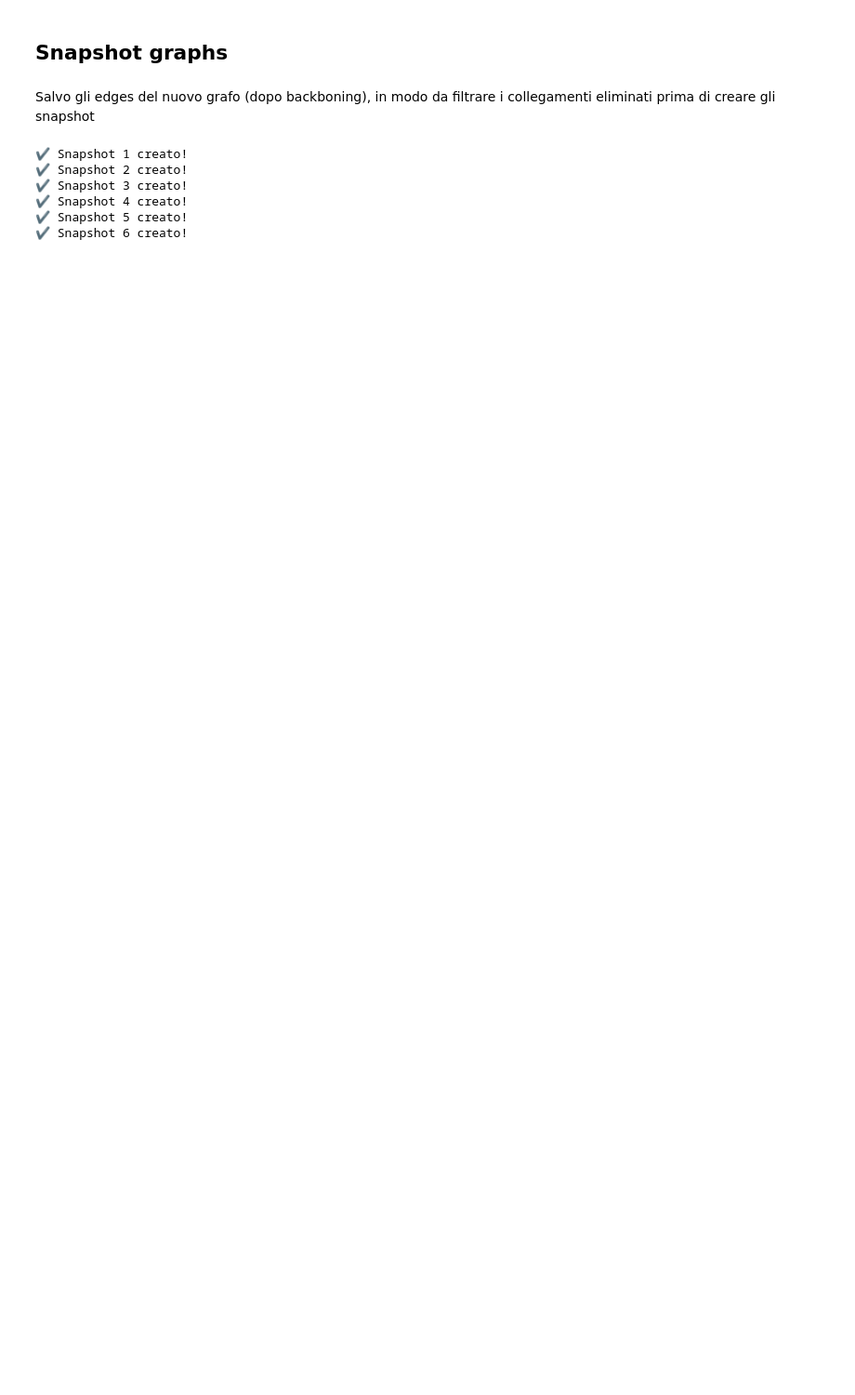
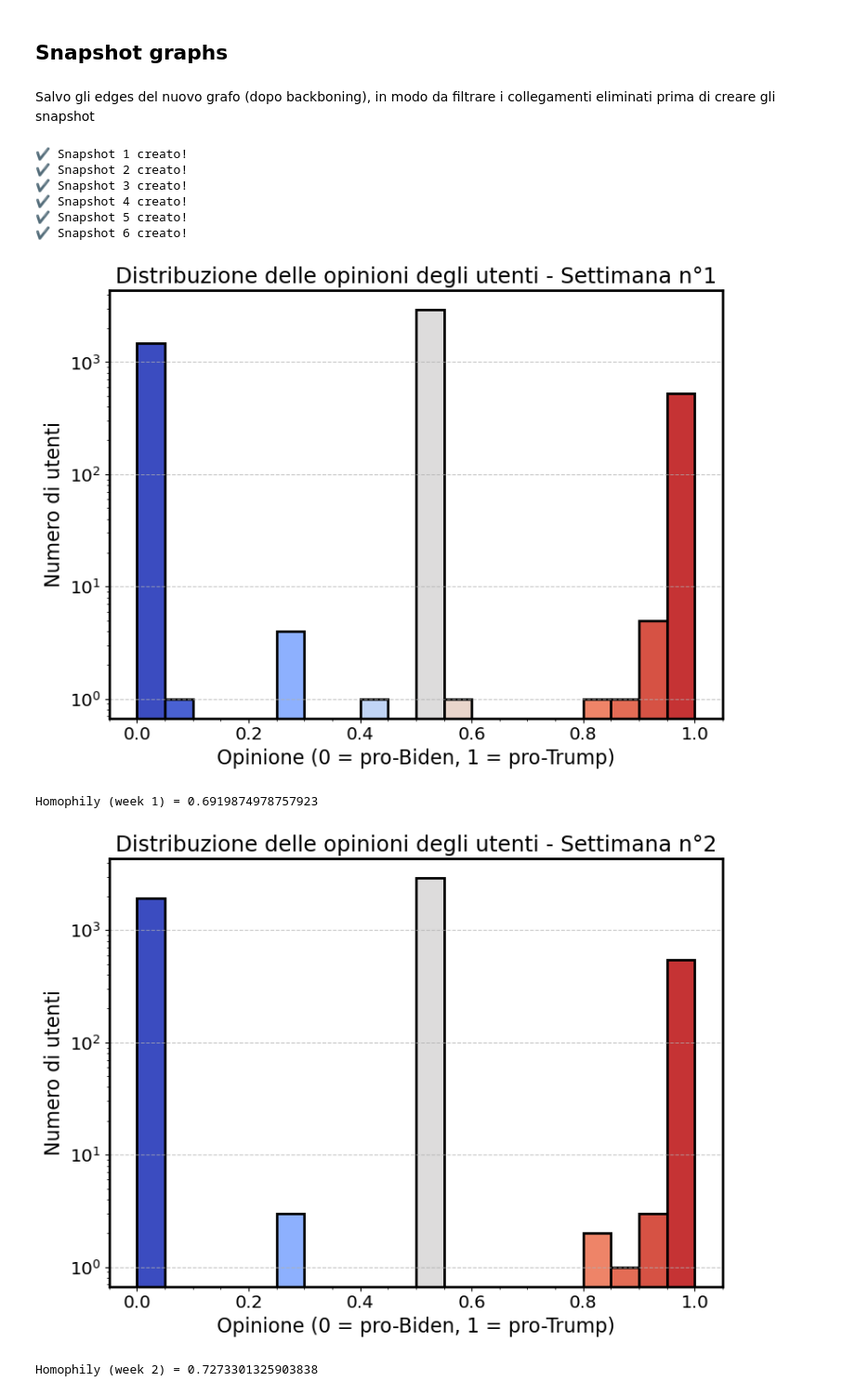
Before and after one commit to LeonardoCaridi/2024_caridi, a Jupyter notebook: data_collection/Data_collection.ipynb, the cells around one changed output. Shown: that part at 93% size. Saved outputs shown, nothing was run; the diff lists cells and outputs as text; code cells hidden in the pictures; blank space fills up the shorter version.

```diff
--- a/data_collection/Data_collection.ipynb
+++ b/data_collection/Data_collection.ipynb
@@ -425,2 +482,7 @@ plot_degree_distribution(full_graph, full_graph_backbone)
+# %%
+# Rimuove l'attributo 'communities' da tutti i nodi
+for node in full_graph_backbone.nodes:
+    if 'communities' in full_graph_backbone.nodes[node]:
+        del full_graph_backbone.nodes[node]['communities']
 # %% [markdown]
 ## Inizializzazione opinioni
@@ -527,6 +621,11 @@ for i in range(6):
         if (u, v) not in filtered_edges:
             week_graph.remove_edge(u, v)
 
+    # Dopo il filtraggio posso rimanere dei nodi senza collegamento
+    degree = dict(week_graph.degree())
+    zero_nodes = {node for node, deg in degree.items() if deg == 0}
+    week_graph.remove_nodes_from(zero_nodes)
+
     # Aggiungere opinioni solo ai nodi rimasti
     add_opinion_to_graph(week_graph, user_opinion)
 
@@ -542,3 +641,14 @@ for i in range(6):
 ✔️ Snapshot 4 creato!
 ✔️ Snapshot 5 creato!
 ✔️ Snapshot 6 creato!
+# %%
+for i in range(6):
+    week_graph = nx.read_gexf(os.path.join("graph",f"network_week_{i+1}.gexf"))
+    opinions_dict = {node: week_graph.nodes[node]["opinion"] for node in week_graph.nodes if "opinion" in week_graph.nodes[node]}
+    plot_opinion_distribution(opinions_dict, title=f"Distribuzione delle opinioni degli utenti - Settimana n°{i+1}", save=True)
+    print(f"Homophily (week {i+1}) = {nx.attribute_assortativity_coefficient(week_graph, 'opinion')}\n")
+# %% [output]
+[figure, added]
+Homophily (week 1) = 0.6919874978757923
+[figure, added]
+Homophily (week 2) = 0.7273301325903838
```
Also changed, not shown: parts of 28 cells of this notebook, 9 other files.
